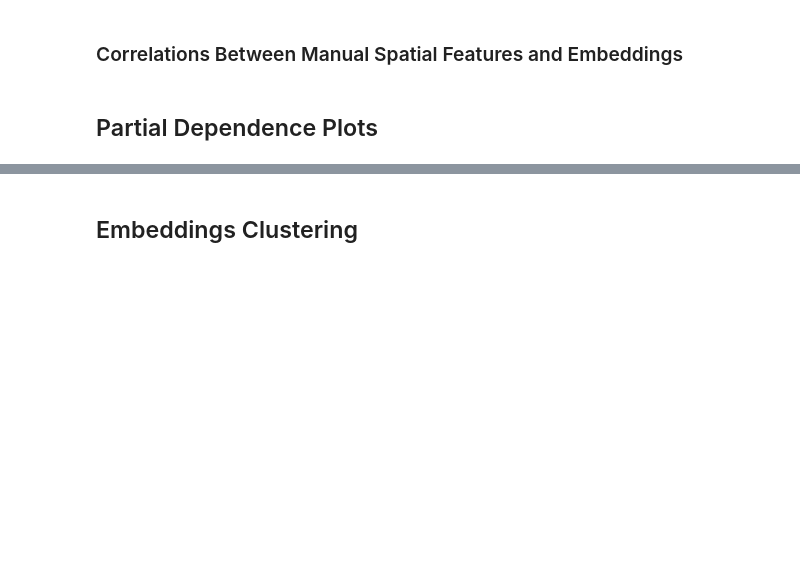
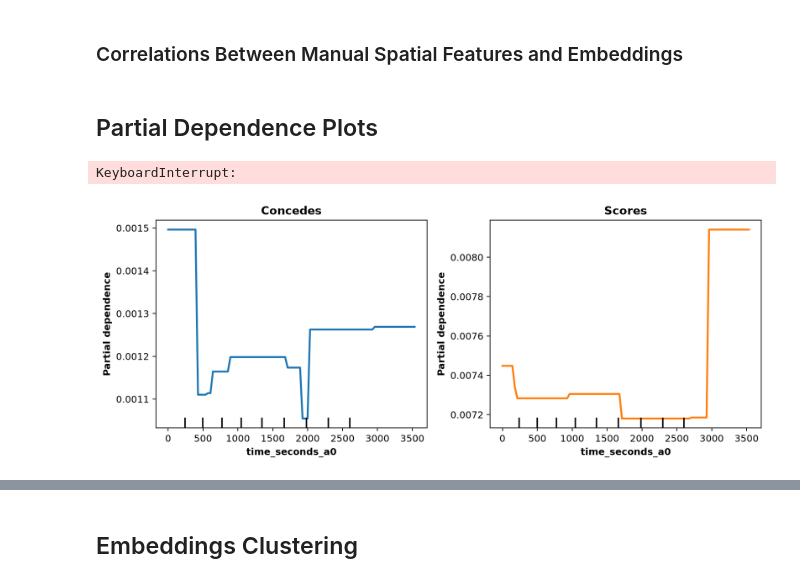
Before and after one commit to CharlieHomewood/dissertation, a Jupyter notebook: notebooks/evaluation.ipynb, the cells around one changed output, grey strips where cells are left out. Drawn from its saved outputs; the diff is of its cells as text; code cells hidden in the pictures; blank space fills up the shorter version.

```diff
--- a/notebooks/evaluation.ipynb
+++ b/notebooks/evaluation.ipynb
@@ -619,6 +628,9 @@ plt.savefig("../reports/dissertation/figures/grouped_permutation_importance.png"
 plt.show()
 # %% [markdown]
 ### Baseline Features Only
+# %%
+concedes_baseline_classifier_model = load("../models/classifiers/xgboost_baseline_concedes.pkl")
+scores_baseline_classifier_model = load("../models/classifiers/xgboost_baseline_scores.pkl")
 # %%
 baseline_features_unique_cols = set([re.sub(r"(_a\d+|_\d+)$", "", n) for n in baseline_feature_cols])
 feature_groups = {}
@@ -996,47 +1019,51 @@ plt.savefig("../reports/dissertation/figures/manual_embeddings_corr_heatmap.png"
 plt.show()
 # %% [markdown]
 ## Partial Dependence Plots
+# %%
+X_pdp = X_train["baseline"].drop(columns=["game_id", "action_id"], axis=1).sample(n=10_000, random_state=seed)
+X_pdp["goalscore_diff"] = X_pdp["goalscore_diff"].astype(float)
+# %% [output]
+KeyboardInterrupt:
 # %%
-X_pdp = X_train["all"].drop(columns=["game_id", "action_id"], axis=1).sample(n=10_000, random_state=seed)
-X_pdp["goalscore_diff"] = X_pdp["goalscore_diff"].astype(float)
-
 fig, axes = plt.subplots(1, 2, figsize=(10, 4), sharey=True)
 
 disp1 = PartialDependenceDisplay.from_estimator(
-    estimator=concedes_classifier_model,
+    estimator=concedes_baseline_classifier_model,
     X=X_pdp,
-    features=["time_seconds_overall_a0"],
+    features=["time_seconds_a0"],
     response_method="predict_proba",
     kind="average",
     ax=axes[0],
     line_kw={"color": "tab:blue", "linewidth": 2},
-    percentiles=(0.1, 0.9),
+    percentiles=(0, 1),
     random_state=seed
 )
 
 axes[0].set_title("Concedes", fontweight="bold")
 disp1.axes_[0, 0].xaxis.label.set_weight("bold")
 disp1.axes_[0, 0].yaxis.label.set_weight("bold")
 
 disp2 = PartialDependenceDisplay.from_estimator(
-    estimator=scores_classifier_model,
+    estimator=scores_baseline_classifier_model,
     X=X_pdp,
-    features=["x_a0"],
+    features=["time_seconds_a0"],
     response_method="predict_proba",
     kind="average",
     ax=axes[1],
     line_kw={"color": "tab:orange", "linewidth": 2},
-    percentiles=(0.1, 0.9),
+    percentiles=(0, 1),
     random_state=seed
 )
 
 axes[1].set_title("Scores", fontweight="bold")
 disp2.axes_[0, 0].xaxis.label.set_weight("bold")
 disp2.axes_[0, 0].yaxis.label.set_weight("bold")
 
 plt.tight_layout()
-plt.savefig("../reports/dissertation/figures/pdp_most_important_baseline_features.png", dpi=300)
+plt.savefig("../reports/dissertation/figures/pdp_most_important_concede_baseline_feature.png", dpi=300)
 plt.show()
+# %% [output]
+[figure, added]
 # %%
 fig, axes = plt.subplots(1, 2, figsize=(10, 4), sharey=True)
 
```
Also changed, not shown: parts of 38 cells of this notebook, 15 other files.
